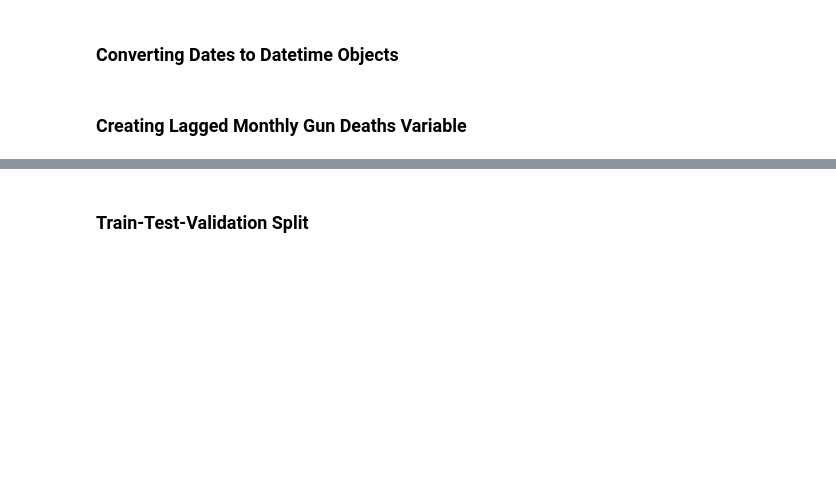
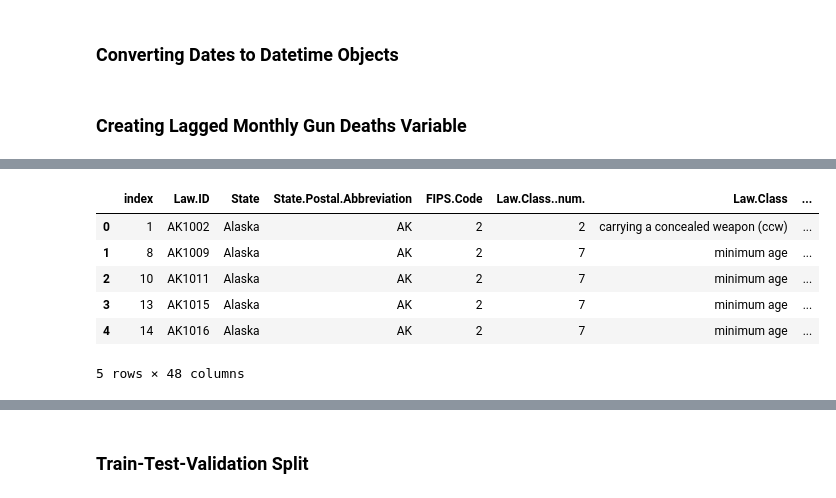
Before and after one commit to hanansuk/guns_n_roses, a Jupyter notebook: lme_model.ipynb, the cells around one changed output, grey strips where cells are left out. Cells and saved outputs as stored; diff of their text form; code cells hidden in the pictures; blank space fills up the shorter version.

Commit message:
Added Topic Modeling and Changed LME Model from Tensorflow to Statsmodels

```diff
--- a/lme_model.ipynb
+++ b/lme_model.ipynb
@@ -63,6 +59,6 @@ laws['Supersession.Date'] = pd.to_datetime(laws['Supersession.Date'])
 # %%
 # If the law has not been superseeded then set the date to the future.
-laws['Supersession.Date'] = laws['Supersession.Date'].fillna('2099-12-01')
+filtered_laws['Supersession.Date'] = filtered_laws['Supersession.Date'].fillna('2099-12-01')
 # %% [markdown]
 ### Creating Lagged Monthly Gun Deaths Variable
 # %%
@@ -135,0 +68,22 @@ deaths['active_gun_laws'] = active_gun_laws
+# %%
+tfidf_vectorizer = TfidfVectorizer(stop_words='english')
+tfidf = tfidf_vectorizer.fit_transform(filtered_laws.Content.to_list())
+# %%
+n_topics = 20
+nmf = NMF(
+    n_components=n_topics,
+    init='nndsvd'
+).fit(tfidf)
+# %%
+topic_col_names = [f'topic_{i}' for i in range(n_topics)]
+gun_law_topics = pd.concat([filtered_laws, pd.DataFrame(data=nmf.transform(tfidf), columns=topic_col_names)], axis=1)
+# %%
+gun_law_topics.head()
+# %% [output]
+|  | index | Law.ID | State | State.Postal.Abbreviation | FIPS.Code | Law.Class..num. | Law.Class | ... |
+| 0 | 1 | AK1002 | Alaska | AK | 2 | 2 | carrying a concealed weapon (ccw) | ... |
+| 1 | 8 | AK1009 | Alaska | AK | 2 | 7 | minimum age | ... |
+| 2 | 10 | AK1011 | Alaska | AK | 2 | 7 | minimum age | ... |
+| 3 | 13 | AK1015 | Alaska | AK | 2 | 7 | minimum age | ... |
+| 4 | 14 | AK1016 | Alaska | AK | 2 | 7 | minimum age | ... |
+5 rows × 48 columns
```
Also changed, not shown: parts of 49 cells of this notebook.
